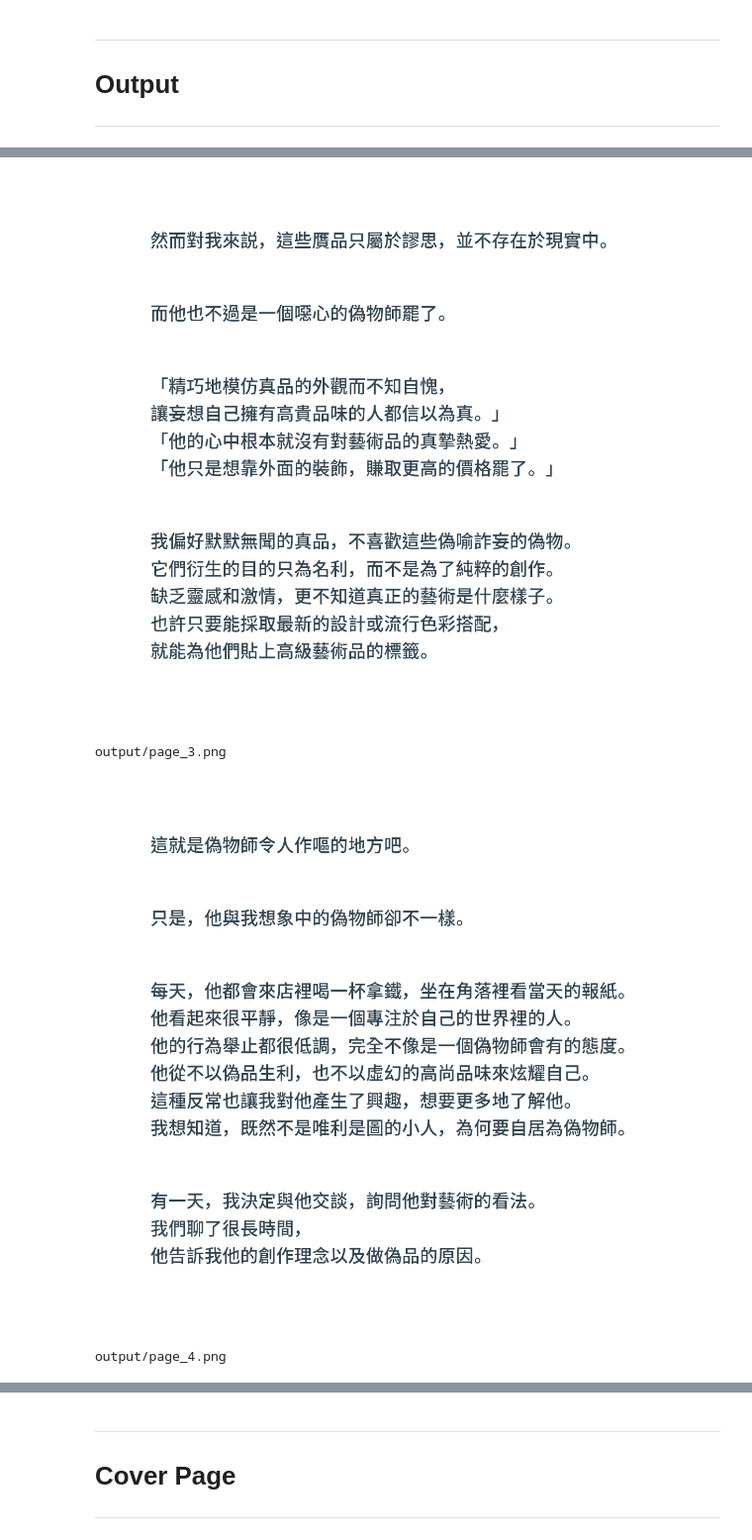
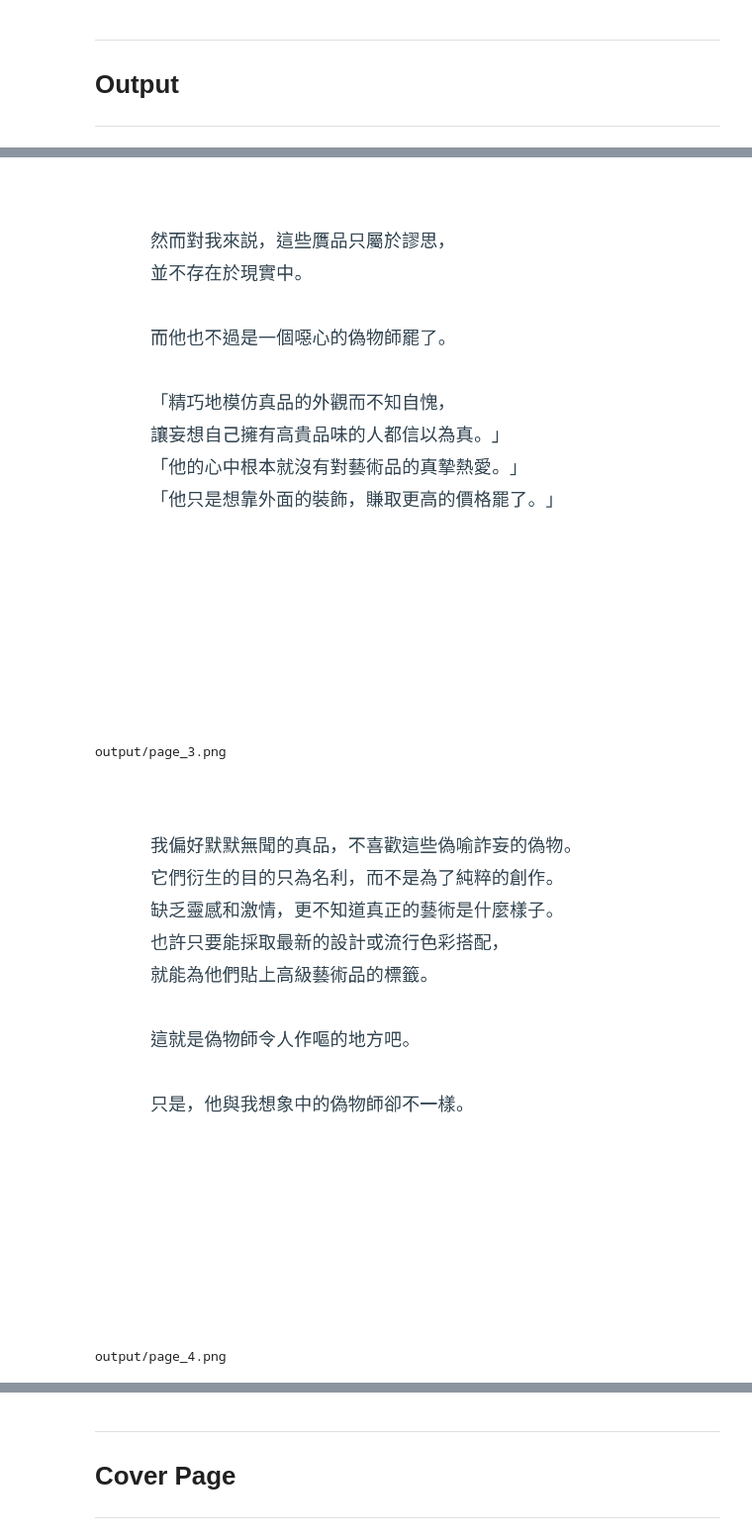
Before and after one commit to Gameboy612/ImageWithTextGenerator, a Jupyter notebook: TextToImage.ipynb, the cells around one changed output, grey strips where cells are left out. Shown at 99% size. Saved outputs shown, nothing was run; the diff lists cells and outputs as text; code cells hidden in the pictures.

```diff
--- a/TextToImage.ipynb
+++ b/TextToImage.ipynb
@@ -108,11 +108,12 @@ import shutil
 # Define the page size and margin
 PAGE = {"x": 1080, "y": 1080}
 MARGIN = {"x": 108, "y": 103}
-MAX_LINE_LENGTH = 27
+MAX_LINE_LENGTH = 25
 
 # Define the font and size
 FONT_SIZE = 35
-LINE_SPACING = 53.5 - FONT_SIZE
+LINE_SPACING = 63 - FONT_SIZE
+PARAGRAPH_SPACING = LINE_SPACING + FONT_SIZE
 
 FONT = ImageFont.truetype('./font/NotoSansTC-Regular.otf', size=FONT_SIZE)
 
@@ -260,9 +261,9 @@ def getPageName(page_index):
     return f"output/page_{page_index}.png"
 # %%
 def getParagraphHeight(paragraph):
-    line_count = len(paragraph.split("\n"))
+    line_count = len(paragraph.split("\n")) - 2
 
-    return line_count * (LINE_SPACING + FONT_SIZE) - LINE_SPACING
+    return line_count * (LINE_SPACING + FONT_SIZE)
 # %%
 # Reset Directory
 
@@ -285,7 +286,7 @@ draw = ImageDraw.Draw(current_image)
 
 
 MAX_WIDTH = PAGE["x"] - 2 * MARGIN["x"]
-MAX_Y = PAGE["y"] - MARGIN["y"] + 2 * (FONT_SIZE + LINE_SPACING)
+MAX_Y = PAGE["y"] - MARGIN["y"] + PARAGRAPH_SPACING * 1.5
 
 page_index = 1
 
@@ -294,7 +295,7 @@ for paragraph in paragraphs:
         y = PAGE["y"]
         continue
     paragraph += "\n"
-    if y + getParagraphHeight(paragraph) > MAX_Y:
+    if y + getParagraphHeight(paragraph) + PARAGRAPH_SPACING > MAX_Y:
         # If not fit, make new image
         current_image.save(getPageName(page_index))
         print(getPageName(page_index))
@@ -320,7 +321,7 @@ for paragraph in paragraphs:
         current_pos = pos
         for line in lines:
             # Find commas and periods
-            punctuation_regex = re.compile(r"[，。]")
+            punctuation_regex = re.compile(r"[，。、]")
             punctuation_matches = punctuation_regex.finditer(line)
             line_index = 0
 
@@ -384,7 +385,7 @@ for paragraph in paragraphs:
             font=FONT,
             spacing=LINE_SPACING
             )
-    y += getParagraphHeight(paragraph)
+    y += getParagraphHeight(paragraph) + PARAGRAPH_SPACING
 print(getPageName(page_index))
 display(current_image)
 current_image.save(getPageName(page_index))
@@ -394,5 +395,5 @@ output/page_1.png
 output/page_2.png
-[figure, old version]
+[figure, new version]
 output/page_3.png
-[figure, old version]
+[figure, new version]
 output/page_4.png
```
Also changed, not shown: parts of 3 cells of this notebook, 7 other files.
